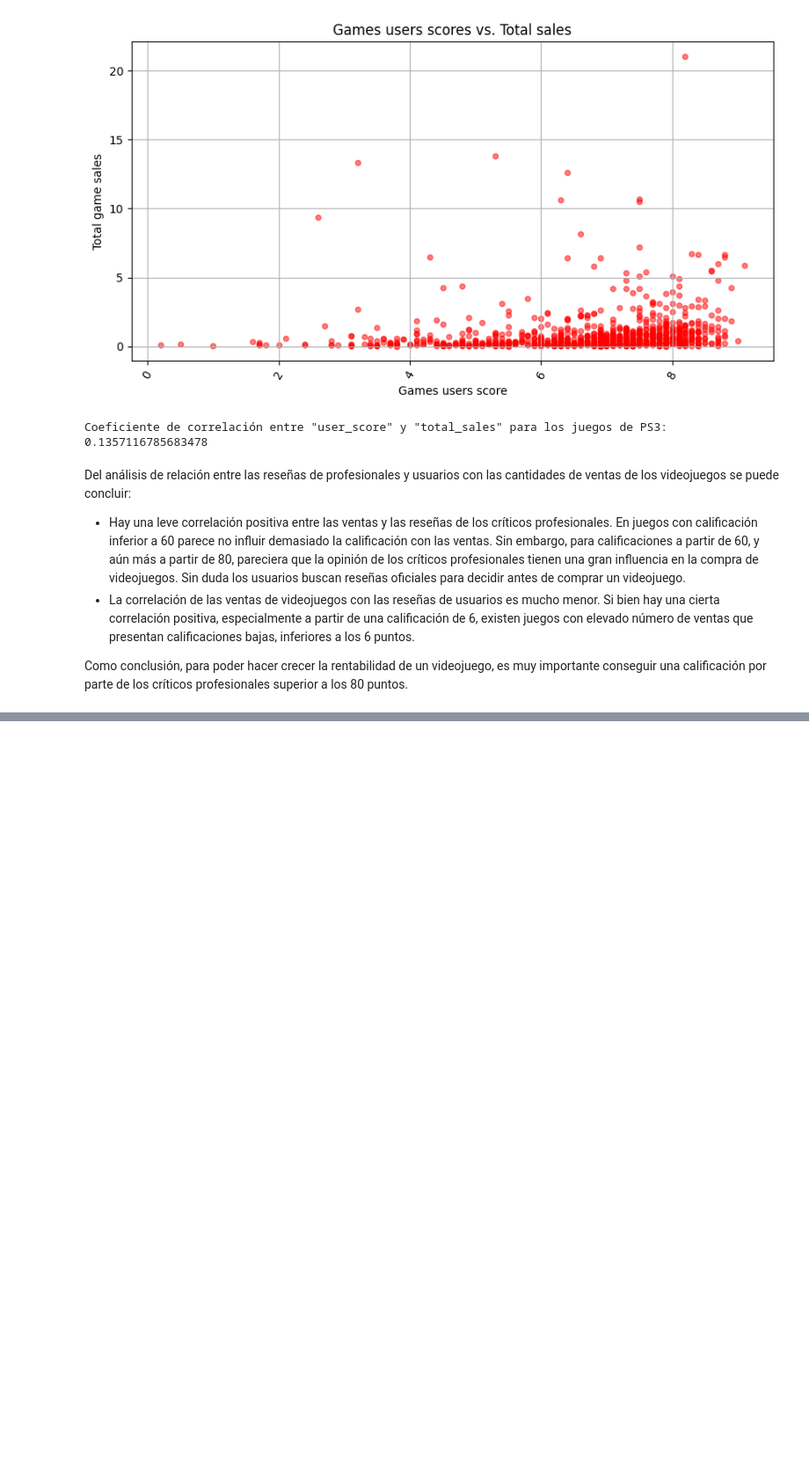
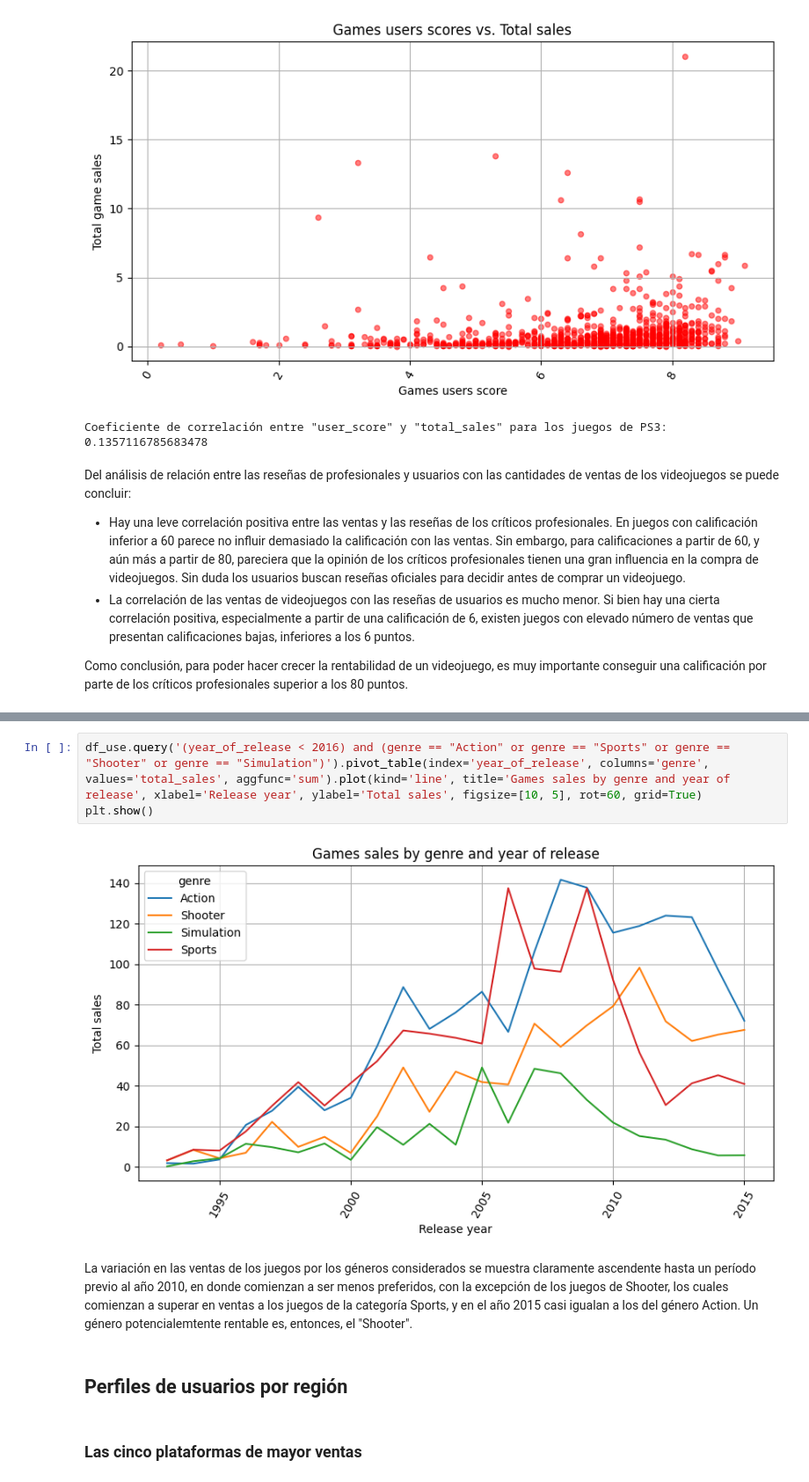
Before and after one commit to EmilioGonzalez29/TT-Project-S6, a Jupyter notebook: project.ipynb, the cells around one changed output, grey strips where cells are left out. Shown: that part at 88% size. Saved outputs shown, nothing was run; the diff lists cells and outputs as text; blank space fills up the shorter version.

```diff
--- a/project.ipynb
+++ b/project.ipynb
@@ -818,0 +909,11 @@ Como conclusión, para poder hacer crecer la rentabilidad de un videojuego, es m
+# %%
+df_use.query('(year_of_release < 2016) and (genre == "Action" or genre == "Sports" or genre == "Shooter" or genre == "Simulation")').pivot_table(index='year_of_release', columns='genre', values='total_sales', aggfunc='sum').plot(kind='line', title='Games sales by genre and year of release', xlabel='Release year', ylabel='Total sales', figsize=[10, 5], rot=60, grid=True)
+plt.show()
+# %% [output]
+[figure, added]
+# %% [markdown]
+La variación en las ventas de los juegos por los géneros considerados se muestra claramente ascendente hasta un período previo al año 2010, en donde comienzan a ser menos preferidos, con la excepción de los juegos de Shooter, los cuales comienzan a superar en ventas a los juegos de la categoría Sports, y en el año 2015 casi igualan a los del género Action. Un género potencialemtente rentable es, entonces, el "Shooter".
+# %% [markdown]
+## Perfiles de usuarios por región
+# %% [markdown]
+### Las cinco plataformas de mayor ventas
```
Also changed, not shown: parts of 19 cells of this notebook.
